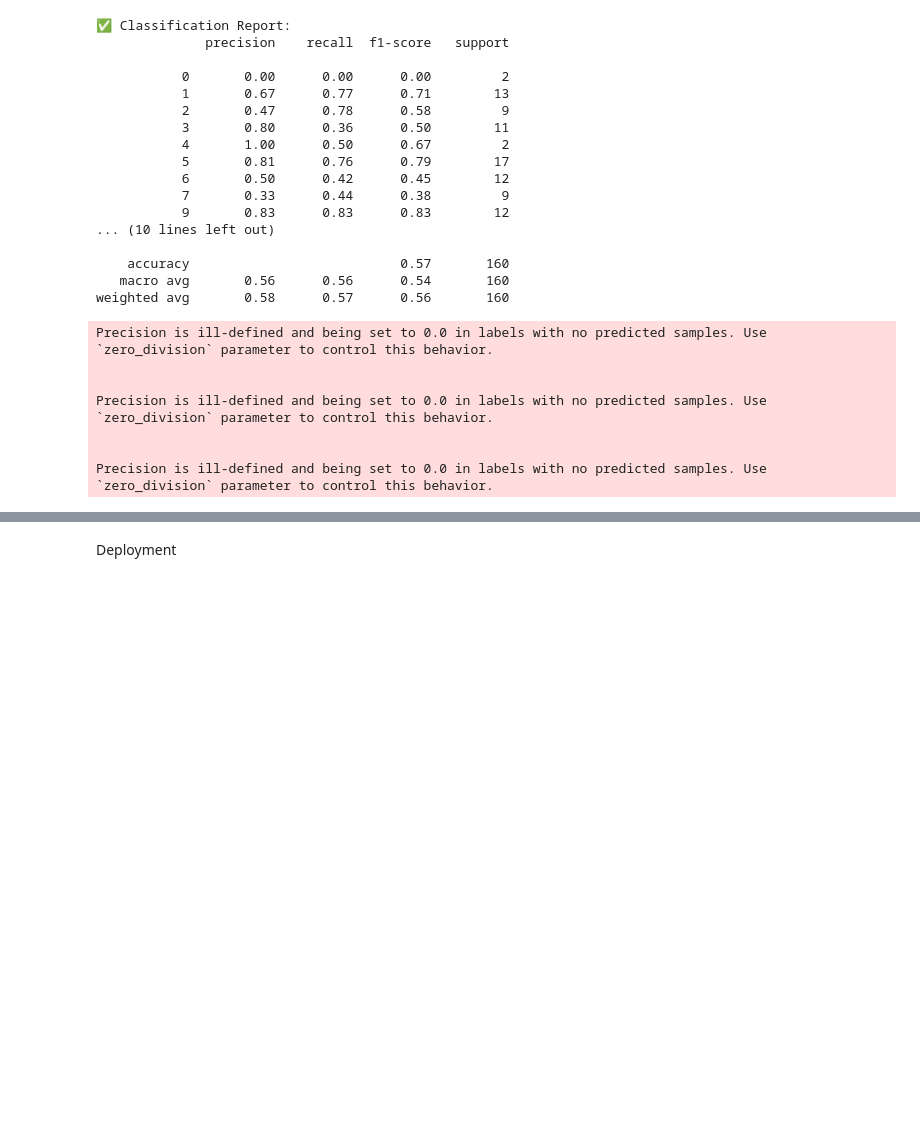
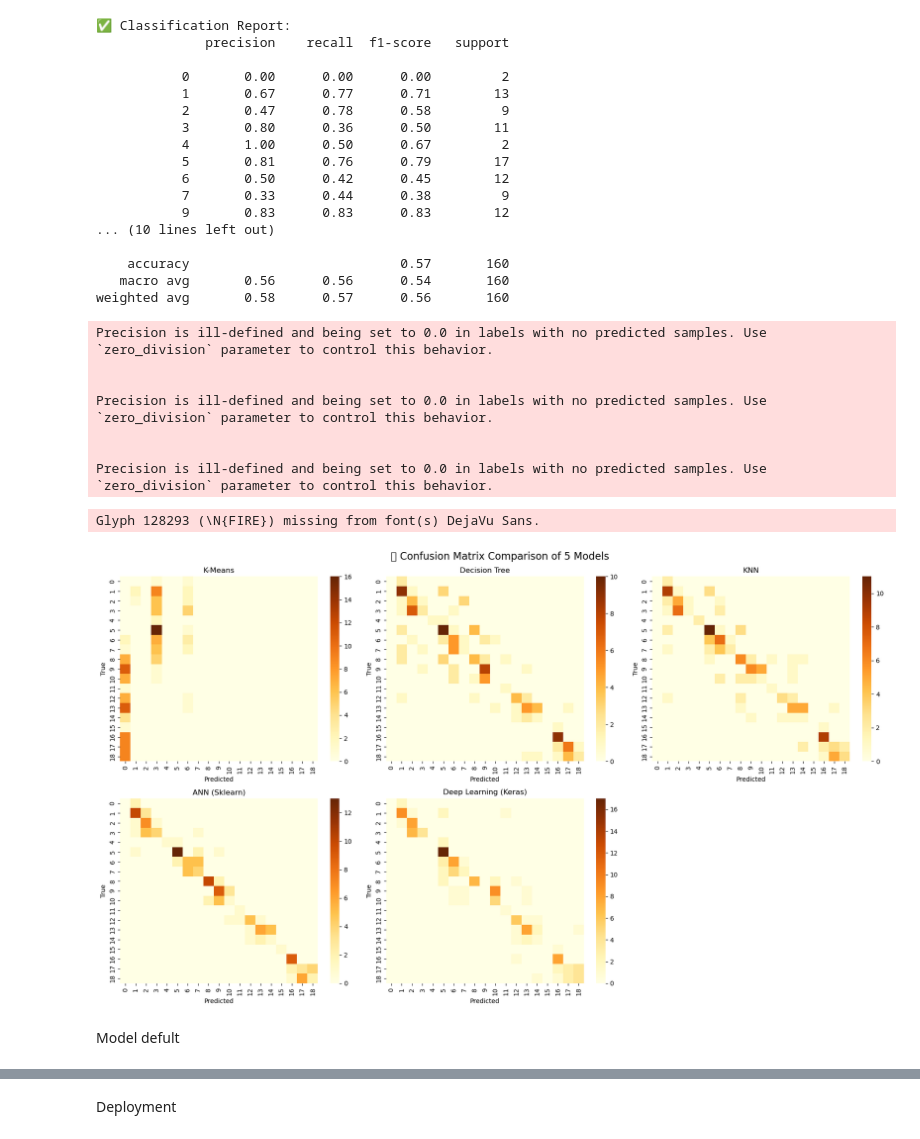
Before and after one commit to phqsuema123/Stock-quadrant-quantitative-analysis-using-deep-learning-classification, a Jupyter notebook: 1.Final_file/3.Data_preparation,4.Modelling/final100.ipynb, the cells around one changed output, grey strips where cells are left out. Drawn from its saved outputs; the diff is of its cells as text; code cells hidden in the pictures; blank space fills up the shorter version.

```diff
--- a/1.Final_file/3.Data_preparation,4.Modelling/final100.ipynb
+++ b/1.Final_file/3.Data_preparation,4.Modelling/final100.ipynb
@@ -1178,3 +1378,41 @@ Precision is ill-defined and being set to 0.0 in labels with no predicted sample
 
 
 Precision is ill-defined and being set to 0.0 in labels with no predicted samples. Use `zero_division` parameter to control this behavior.
+# %%
+# ============================================================
+# 6️⃣ CONFUSION MATRIX COMPARISON (All 5 Models)
+# ============================================================
+from sklearn.metrics import confusion_matrix, ConfusionMatrixDisplay
+import matplotlib.pyplot as plt
+
+models = {
+    "K-Means": y_pred_kmeans,
+    "Decision Tree": y_pred_tree,
+    "KNN": y_pred_knn,
+    "ANN (Sklearn)": y_pred_ann,
+    "Deep Learning (Keras)": y_pred_dl
+}
+
+labels = np.unique(y_test)
+fig, axes = plt.subplots(2, 3, figsize=(18, 10))  # 2 แถว 3 คอลัมน์ (ช่องสุดท้ายเว้นว่าง)
+axes = axes.flatten()
+
+for i, (name, preds) in enumerate(models.items()):
+    cm = confusion_matrix(y_test, preds, labels=labels)
+    sns.heatmap(cm, annot=False, cmap="YlOrBr", ax=axes[i])
+    axes[i].set_title(name)
+    axes[i].set_xlabel("Predicted")
+    axes[i].set_ylabel("True")
+
+# ซ่อนช่องสุดท้าย (เพราะมี 5 โมเดล)
+for j in range(len(models), len(axes)):
+    fig.delaxes(axes[j])
+
+plt.tight_layout()
+plt.suptitle("🔥 Confusion Matrix Comparison of 5 Models", fontsize=16, y=1.02)
+plt.show()
+# %% [output]
+Glyph 128293 (\N{FIRE}) missing from font(s) DejaVu Sans.
+[figure, added]
+# %% [markdown]
+Model defult
```
Also changed, not shown: parts of 9 cells of this notebook, 3 other files.
